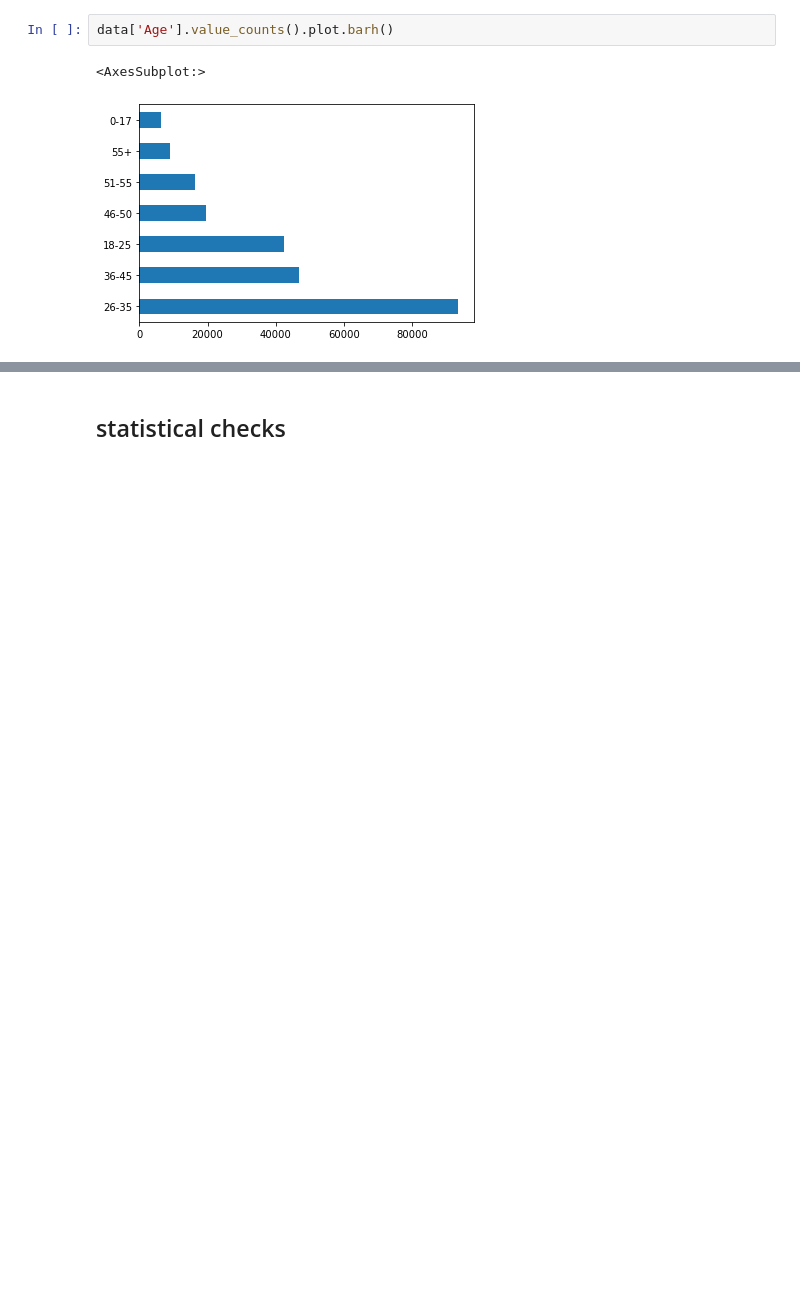
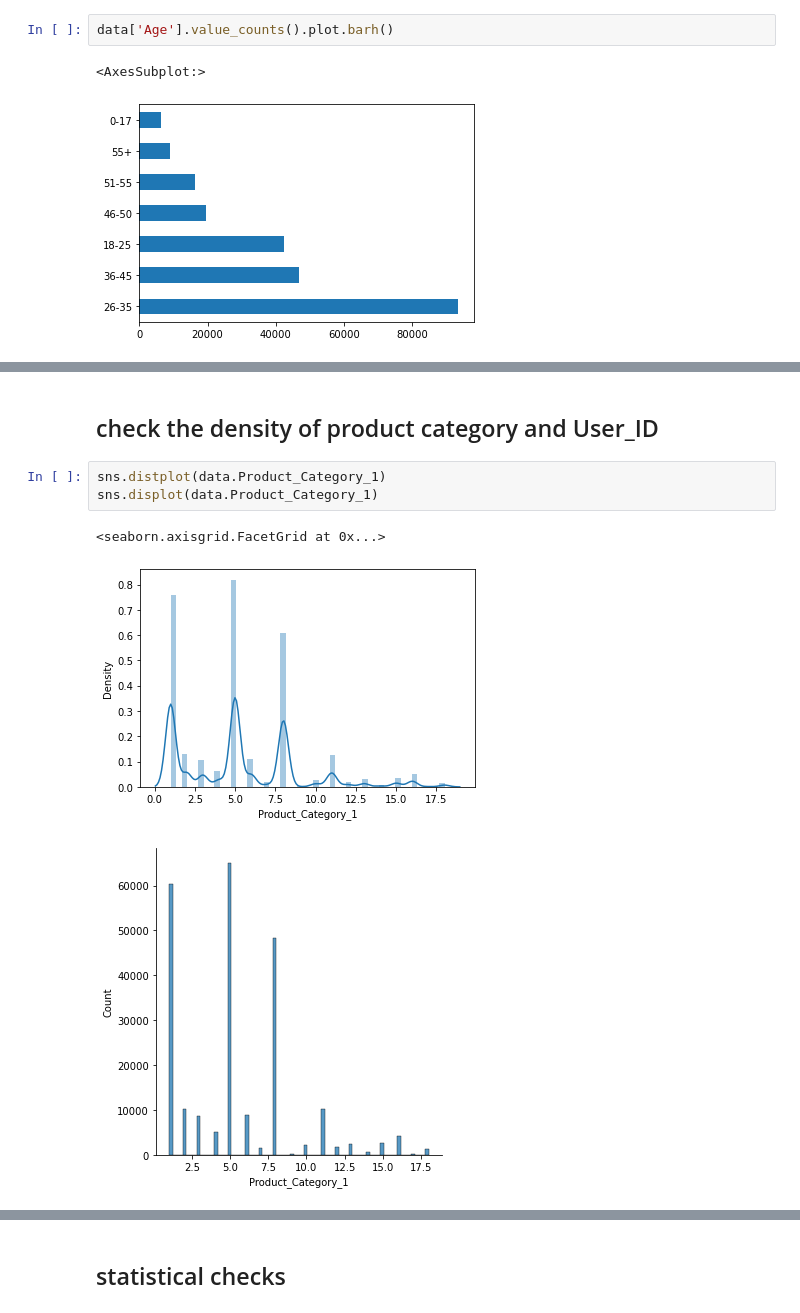
Before and after one commit to JasonDanielHanf/Data-engineering-startup, a Jupyter notebook: DataTester.ipynb, the cells around one changed output, grey strips where cells are left out. Drawn from its saved outputs; the diff is of its cells as text; blank space fills up the shorter version.

```diff
--- a/DataTester.ipynb
+++ b/DataTester.ipynb
@@ -100,0 +72,9 @@ ProfileReport(data)
+# %% [markdown]
+## check the density of product category and User_ID
+# %%
+sns.distplot(data.Product_Category_1)
+sns.displot(data.Product_Category_1)
+# %% [output]
+<seaborn.axisgrid.FacetGrid at 0x...>
+[figure, added]
+[figure, added]
```
Also changed, not shown: parts of 8 cells of this notebook.
